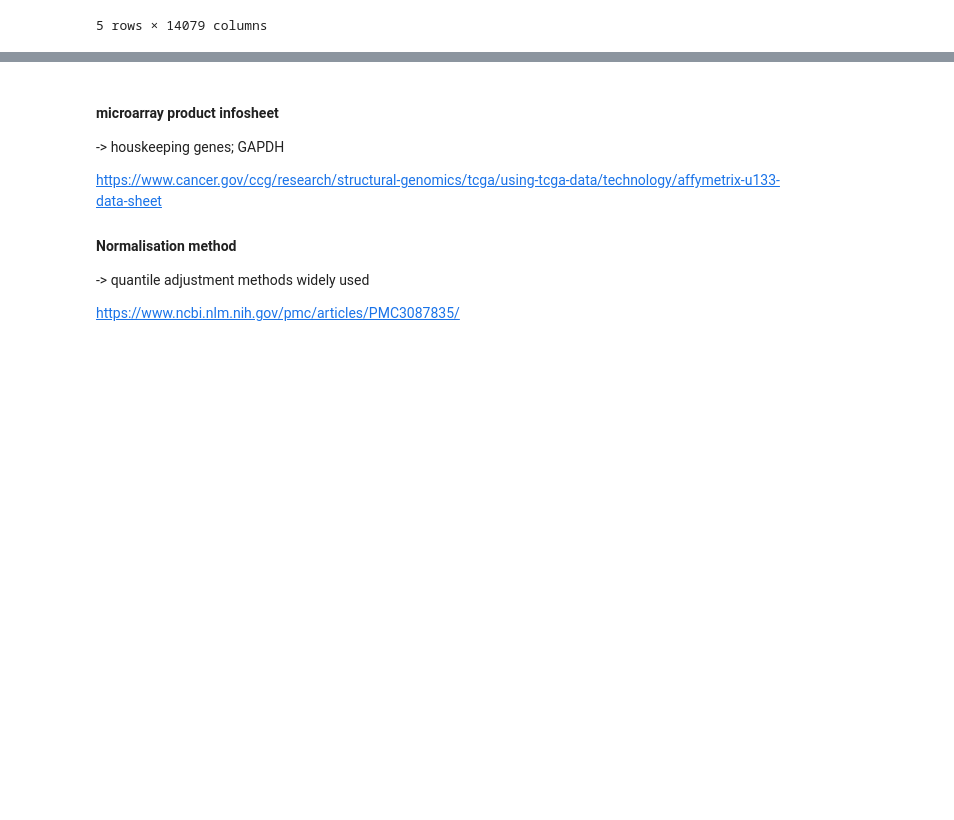
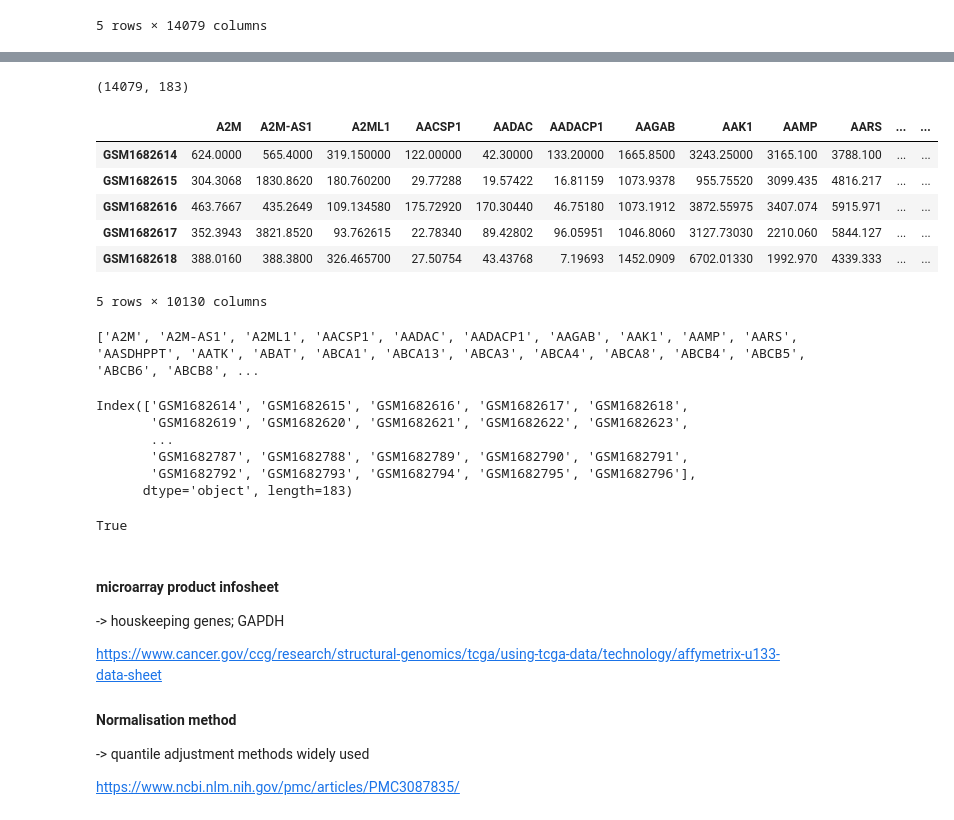
Before and after one commit to Chaoticatwithaneviltooth/5005_Project, a Jupyter notebook: RNAseqVisuals.ipynb, the cells around one changed output, grey strips where cells are left out. Cells and saved outputs as stored; diff of their text form; code cells hidden in the pictures; blank space fills up the shorter version.

```diff
--- a/RNAseqVisuals.ipynb
+++ b/RNAseqVisuals.ipynb
@@ -11,3 +11,10 @@ RNAseq_df.head()
 | 3 | GSM1682617 | 1586.2420 | 1669.516 | 395.1871 | 1687.894 | 137.29080 | 4501.796 | 403.4219 | 18.10369 | 19350.590 | ... |
 | 4 | GSM1682618 | 673.6545 | 2246.731 | 857.8096 | 1973.064 | 83.86870 | 5533.674 | 530.7810 | 32.94907 | 12308.010 | ... |
 5 rows × 16384 columns
+# %%
+# transpose RNAseq_df for probe IDs become rows
+transposed_RNAseq_df = RNAseq_df.set_index('ID_REF').T
+
+# remove empty RNA count rows
+transposed_RNAseq_df = transposed_RNAseq_df[transposed_RNAseq_df.sum(axis = 1) > 0]
+transposed_RNAseq_df.head()
@@ -73,0 +107,20 @@ Index(['GSM1682614', 'GSM1682615', 'GSM1682616', 'GSM1682617', 'GSM1682618',
+# %%
+Final_annotated_RNAseq_df_T = Final_annotated_RNAseq_df.T
+Final_annotated_RNAseq_df_T.shape
+# %% [output]
+(14079, 183)
+# %%
+# Aggregate duplicates by taking the mean
+df_aggregated = Final_annotated_RNAseq_df_T.groupby(Final_annotated_RNAseq_df_T.index).mean()
+
+df_final = df_aggregated.T
+# %%
+df_final.head()
+# %% [output]
+|  | A2M | A2M-AS1 | A2ML1 | AACSP1 | AADAC | AADACP1 | AAGAB | AAK1 | AAMP | AARS | ... | ... |
+| GSM1682614 | 624.0000 | 565.4000 | 319.150000 | 122.00000 | 42.30000 | 133.20000 | 1665.8500 | 3243.25000 | 3165.100 | 3788.100 | ... | ... |
+| GSM1682615 | 304.3068 | 1830.8620 | 180.760200 | 29.77288 | 19.57422 | 16.81159 | 1073.9378 | 955.75520 | 3099.435 | 4816.217 | ... | ... |
+| GSM1682616 | 463.7667 | 435.2649 | 109.134580 | 175.72920 | 170.30440 | 46.75180 | 1073.1912 | 3872.55975 | 3407.074 | 5915.971 | ... | ... |
+| GSM1682617 | 352.3943 | 3821.8520 | 93.762615 | 22.78340 | 89.42802 | 96.05951 | 1046.8060 | 3127.73030 | 2210.060 | 5844.127 | ... | ... |
+| GSM1682618 | 388.0160 | 388.3800 | 326.465700 | 27.50754 | 43.43768 | 7.19693 | 1452.0909 | 6702.01330 | 1992.970 | 4339.333 | ... | ... |
+5 rows × 10130 columns
@@ -73,0 +129,4 @@ Index(['GSM1682614', 'GSM1682615', 'GSM1682616', 'GSM1682617', 'GSM1682618',
+# %%
+print(gene_order)
+# %% [output]
+['A2M', 'A2M-AS1', 'A2ML1', 'AACSP1', 'AADAC', 'AADACP1', 'AAGAB', 'AAK1', 'AAMP', 'AARS', 'AASDHPPT', 'AATK', 'ABAT', 'ABCA1', 'ABCA13', 'ABCA3', 'ABCA4', 'ABCA8', 'ABCB4', 'ABCB5', 'ABCB6', 'ABCB8', ...
@@ -74,3 +135,17 @@ Index(['GSM1682614', 'GSM1682615', 'GSM1682616', 'GSM1682617', 'GSM1682618',
+# %%
+ print(df_final.index)
+# %% [output]
+Index(['GSM1682614', 'GSM1682615', 'GSM1682616', 'GSM1682617', 'GSM1682618',
+       'GSM1682619', 'GSM1682620', 'GSM1682621', 'GSM1682622', 'GSM1682623',
+       ...
+       'GSM1682787', 'GSM1682788', 'GSM1682789', 'GSM1682790', 'GSM1682791',
+       'GSM1682792', 'GSM1682793', 'GSM1682794', 'GSM1682795', 'GSM1682796'],
+      dtype='object', length=183)
+# %%
+# Assuming 'Final_annotated_RNAseq_df' is your DataFrame
+print(df_final.index.is_unique)
+# %% [output]
+True
 # %% [markdown]
 #### microarray product infosheet
 
```
Also changed, not shown: parts of 21 cells of this notebook, 12 other files.
